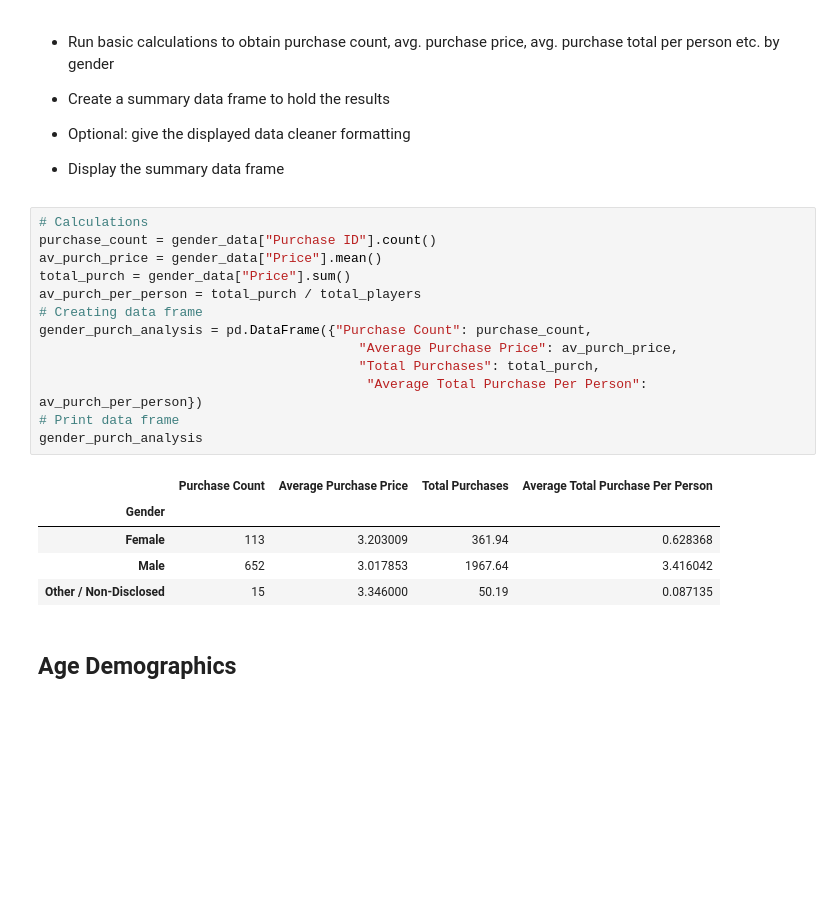
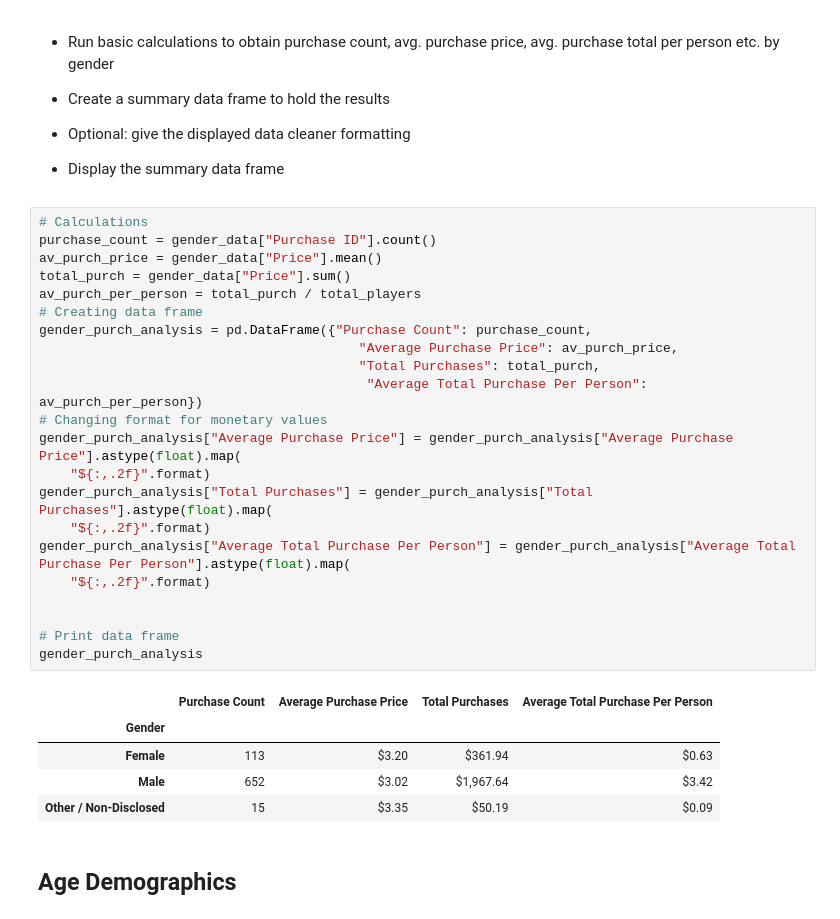
Before and after one commit to tatianafrattale/pandas-challenge, a Jupyter notebook: HeroesOfPymoli/HeroesOfPymoli_starter.ipynb, the cells around one changed output. Saved outputs shown, nothing was run; the diff lists cells and outputs as text; blank space fills up the shorter version.

Commit message:
cleaning format

```diff
--- a/HeroesOfPymoli/HeroesOfPymoli_starter.ipynb
+++ b/HeroesOfPymoli/HeroesOfPymoli_starter.ipynb
@@ -135,22 +135,31 @@ gender_demo_df
 # %%
 # Calculations
 purchase_count = gender_data["Purchase ID"].count()
 av_purch_price = gender_data["Price"].mean()
 total_purch = gender_data["Price"].sum()
 av_purch_per_person = total_purch / total_players
 # Creating data frame
 gender_purch_analysis = pd.DataFrame({"Purchase Count": purchase_count,
                                          "Average Purchase Price": av_purch_price,
                                          "Total Purchases": total_purch,
                                           "Average Total Purchase Per Person": av_purch_per_person})
+# Changing format for monetary values
+gender_purch_analysis["Average Purchase Price"] = gender_purch_analysis["Average Purchase Price"].astype(float).map(
+    "${:,.2f}".format)
+gender_purch_analysis["Total Purchases"] = gender_purch_analysis["Total Purchases"].astype(float).map(
+    "${:,.2f}".format)
+gender_purch_analysis["Average Total Purchase Per Person"] = gender_purch_analysis["Average Total Purchase Per Person"].astype(float).map(
+    "${:,.2f}".format)
+
+
 # Print data frame
 gender_purch_analysis
 # %% [output]
 |  | Purchase Count | Average Purchase Price | Total Purchases | Average Total Purchase Per Person |
 | Gender |  |  |  |  |
-| Female | 113 | 3.203009 | 361.94 | 0.628368 |
-| Male | 652 | 3.017853 | 1967.64 | 3.416042 |
-| Other / Non-Disclosed | 15 | 3.346000 | 50.19 | 0.087135 |
+| Female | 113 | $3.20 | $361.94 | $0.63 |
+| Male | 652 | $3.02 | $1,967.64 | $3.42 |
+| Other / Non-Disclosed | 15 | $3.35 | $50.19 | $0.09 |
 # %% [markdown]
 ## Age Demographics
 # %% [markdown]
```
